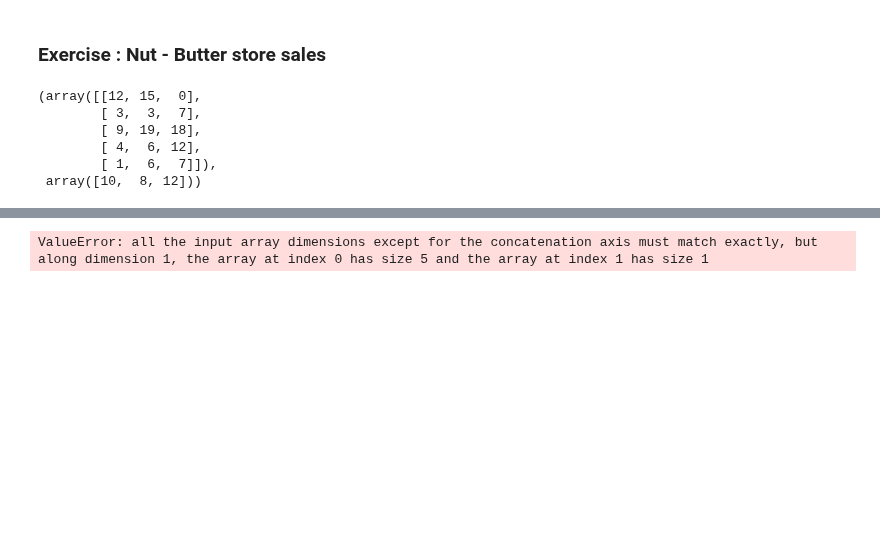
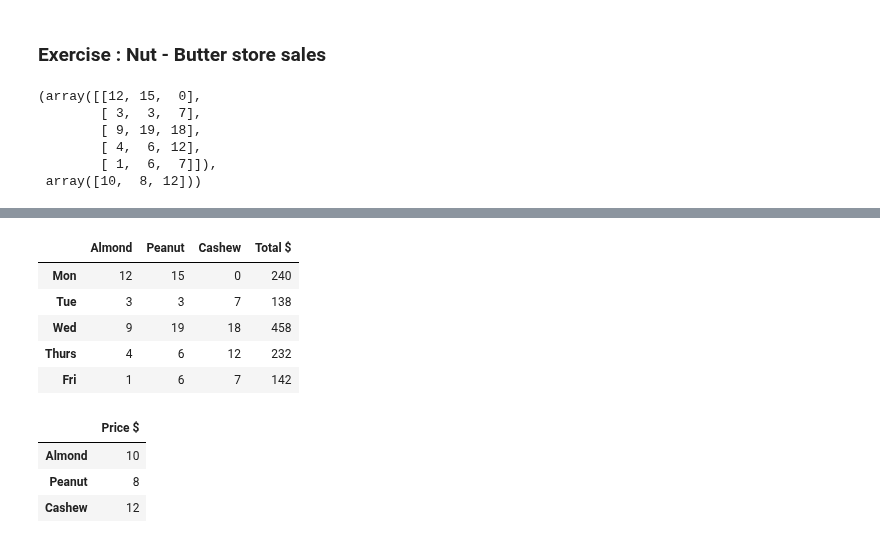
Before and after one commit to Dhyanesh-Panchal/PY-libraries-for-ML, a Jupyter notebook: Numpy Tuts.ipynb, the cells around one changed output, grey strips where cells are left out. Drawn from its saved outputs; the diff is of its cells as text; code cells hidden in the pictures; blank space fills up the shorter version.

```diff
--- a/Numpy Tuts.ipynb
+++ b/Numpy Tuts.ipynb
@@ -261,5 +261,17 @@ total_sales
 # %%
-sales_df = pd.DataFrame(np.append(butter_sales,total_sales.reshape((5,1)), axis=0) , index=['Mon','Tue','Wed','Thurs','Fri'], columns=['Almond','Peanut','Cashew','Total $'])
+sales_df = pd.DataFrame(np.append(butter_sales,total_sales.reshape(5,1), axis=1) , index=['Mon','Tue','Wed','Thurs','Fri'], columns=['Almond','Peanut','Cashew','Total $'])
 sales_df
 # %% [output]
-ValueError: all the input array dimensions except for the concatenation axis must match exactly, but along dimension 1, the array at index 0 has size 5 and the array at index 1 has size 1
+|  | Almond | Peanut | Cashew | Total $ |
+| Mon | 12 | 15 | 0 | 240 |
+| Tue | 3 | 3 | 7 | 138 |
+| Wed | 9 | 19 | 18 | 458 |
+| Thurs | 4 | 6 | 12 | 232 |
+| Fri | 1 | 6 | 7 | 142 |
+# %%
+pd.DataFrame(butter_price, index=['Almond','Peanut','Cashew'],columns=['Price $'])
+# %% [output]
+|  | Price $ |
+| Almond | 10 |
+| Peanut | 8 |
+| Cashew | 12 |
```
Also changed, not shown: parts of 6 cells of this notebook.
